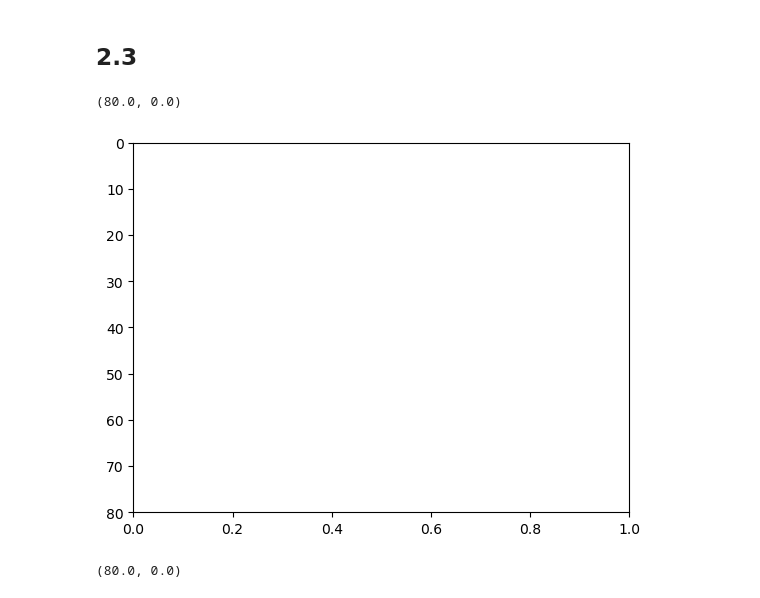
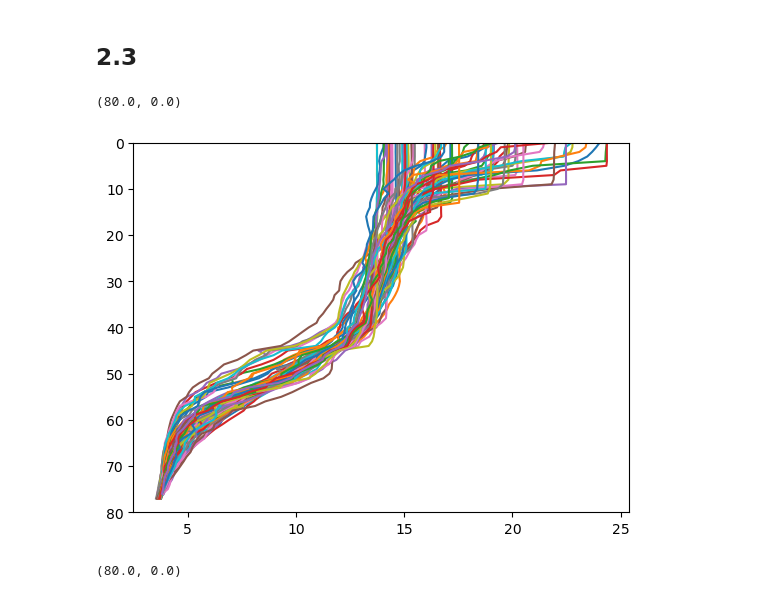
Before and after one commit to asm2296/Assignments, a Jupyter notebook: Assignment 3.ipynb, the cells around one changed output. Saved outputs shown, nothing was run; the diff lists cells and outputs as text; code cells hidden in the pictures.

```diff
--- a/Assignment 3.ipynb
+++ b/Assignment 3.ipynb
@@ -126,10 +126,11 @@ The data covers 78 levels of depth recorded over 75 days. The ARGO Floats measur
 # %% [markdown]
 ## 2.3
 # %%
+plt.plot(T,levels);
 plt.ylim(80, 0)
 # %% [output]
 (80.0, 0.0)
-[figure, old version]
+[figure, new version]
 # %%
 plt.plot(S,levels);
 plt.ylim(80, 0)
```
